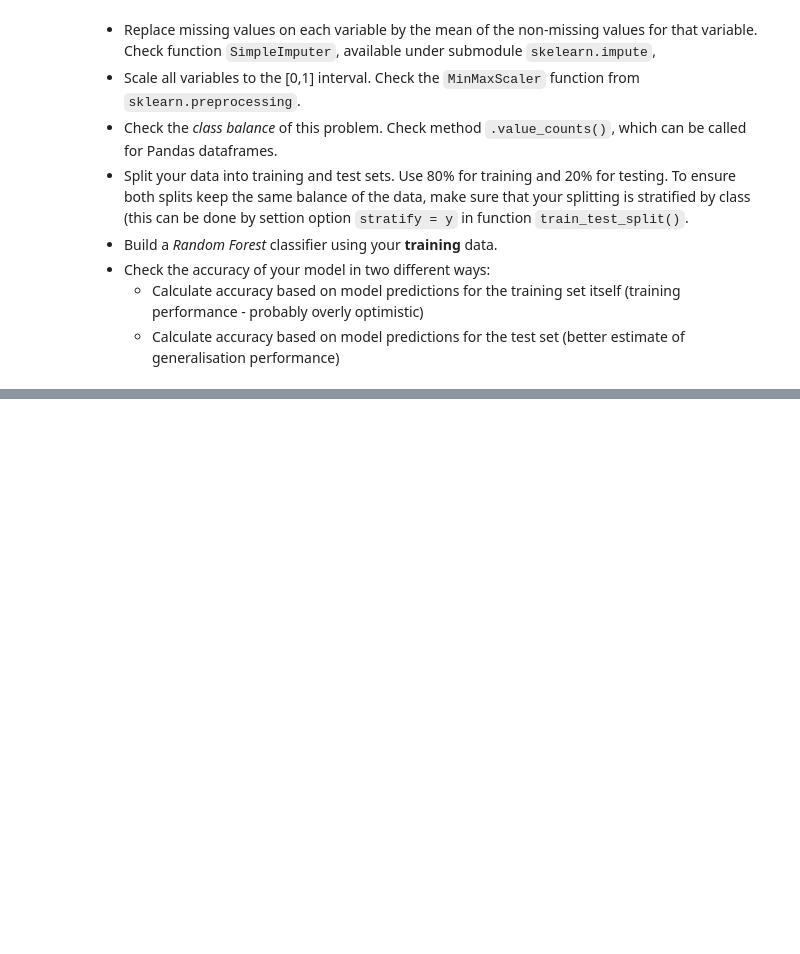
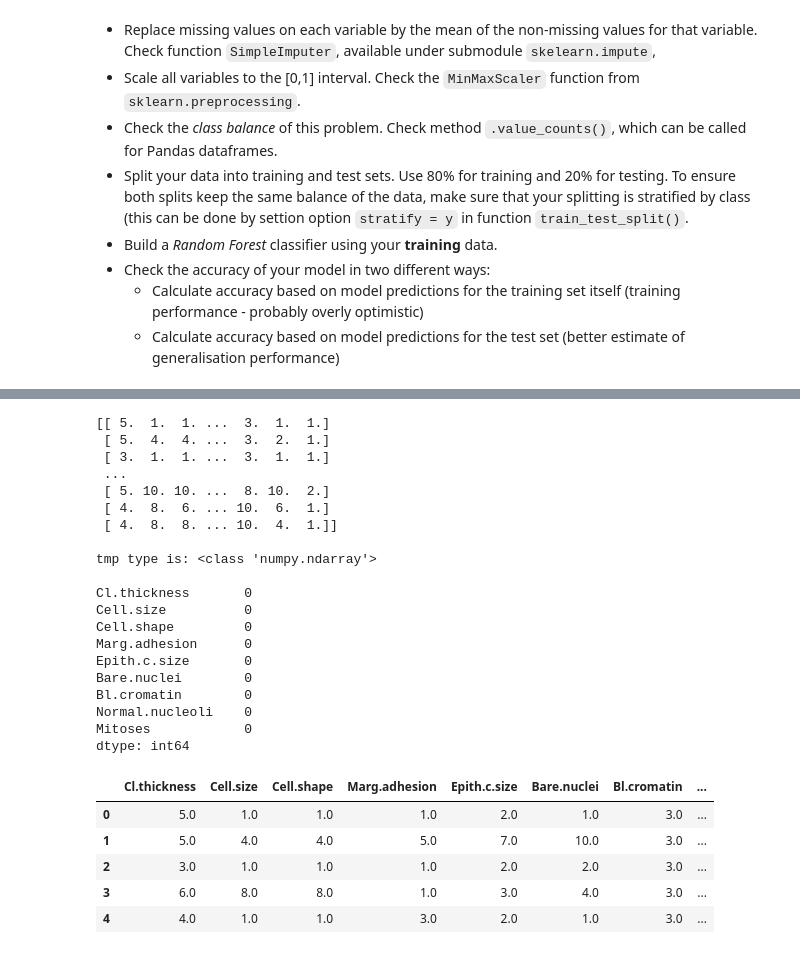
Before and after one commit to hsravat-4590/cs3dm-workspace, a Jupyter notebook: Lab05.ipynb, the cells around one changed output, grey strips where cells are left out. Saved outputs shown, nothing was run; the diff lists cells and outputs as text; code cells hidden in the pictures; blank space fills up the shorter version.

```diff
--- a/Lab05.ipynb
+++ b/Lab05.ipynb
@@ -320,0 +281,6 @@ Estimated accuracy on training data: 1.0
+# %%
+# Separate the predictor and class columns into two different objects. Call these X (for the predictors) and y (for the target class).
+x = csv.iloc[:,0:-1]
+
+y = csv.iloc[:,-1:]
+print(f"X has shape {x.shape} and Y has shape {y.shape}")
@@ -320,0 +306,38 @@ Estimated accuracy on training data: 1.0
+# %%
+# Replace missing values on each variable by the mean of the non-missing values for that variable. Check function SimpleImputer, available under submodule skelearn.impute,
+imp_mean = SimpleImputer(missing_values=np.nan)
+
+imputed_x = imp_mean.fit_transform(x)
+
+print(imputed_x)
+print(f"\ntmp type is: {type(imputed_x)}\n")
+x = pd.DataFrame(imputed_x, columns= x.columns)
+print(x.isnull().sum())
+x.head()
+# %% [output]
+[[ 5.  1.  1. ...  3.  1.  1.]
+ [ 5.  4.  4. ...  3.  2.  1.]
+ [ 3.  1.  1. ...  3.  1.  1.]
+ ...
+ [ 5. 10. 10. ...  8. 10.  2.]
+ [ 4.  8.  6. ... 10.  6.  1.]
+ [ 4.  8.  8. ... 10.  4.  1.]]
+
+tmp type is: <class 'numpy.ndarray'>
+
+Cl.thickness       0
+Cell.size          0
+Cell.shape         0
+Marg.adhesion      0
+Epith.c.size       0
+Bare.nuclei        0
+Bl.cromatin        0
+Normal.nucleoli    0
+Mitoses            0
+dtype: int64
+|  | Cl.thickness | Cell.size | Cell.shape | Marg.adhesion | Epith.c.size | Bare.nuclei | Bl.cromatin | ... |
+| 0 | 5.0 | 1.0 | 1.0 | 1.0 | 2.0 | 1.0 | 3.0 | ... |
+| 1 | 5.0 | 4.0 | 4.0 | 5.0 | 7.0 | 10.0 | 3.0 | ... |
+| 2 | 3.0 | 1.0 | 1.0 | 1.0 | 2.0 | 2.0 | 3.0 | ... |
+| 3 | 6.0 | 8.0 | 8.0 | 1.0 | 3.0 | 4.0 | 3.0 | ... |
+| 4 | 4.0 | 1.0 | 1.0 | 3.0 | 2.0 | 1.0 | 3.0 | ... |
```
Also changed, not shown: parts of 14 cells of this notebook, 13 other files.
